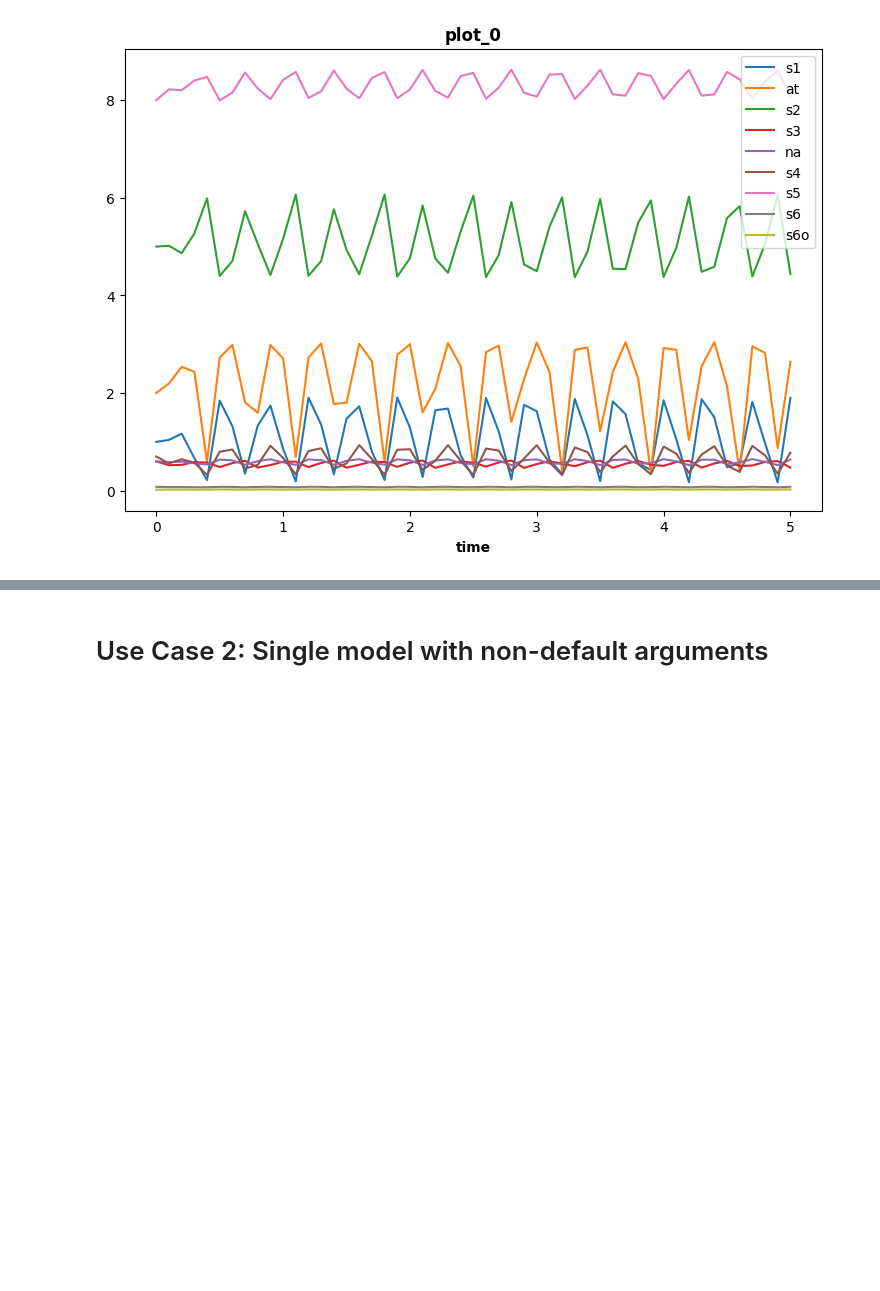
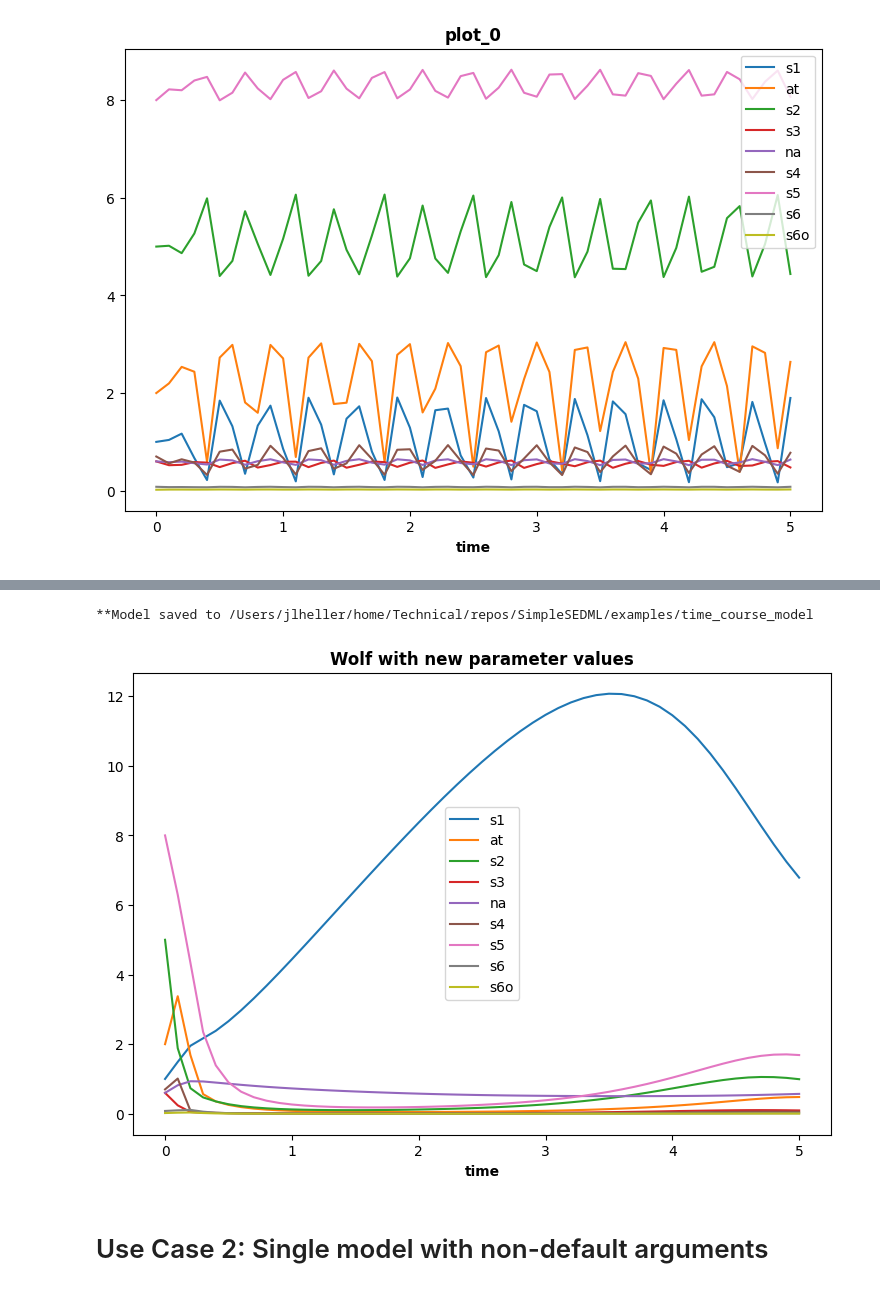
Before and after one commit to sys-bio/SimpleSEDML, a Jupyter notebook: examples/usage_examples.ipynb, the cells around one changed output, grey strips where cells are left out. Drawn from its saved outputs; the diff is of its cells as text; code cells hidden in the pictures; blank space fills up the shorter version.

```diff
--- a/examples/usage_examples.ipynb
+++ b/examples/usage_examples.ipynb
@@ -58,5 +58,5 @@ SimpleSEDML.executeSEDML(sedml_str)
 # %% [markdown]
 ## BioModels model
 # %%
-MODEL_URL = "https://www.ebi.ac.uk/biomodels/services/download/get-files/MODEL3352181362/3/BIOMD0000000206_url.xml"
+WOLF_URL = "https://www.ebi.ac.uk/biomodels/services/download/get-files/MODEL3352181362/3/BIOMD0000000206_url.xml"
 # %%
@@ -68,3 +94,9 @@ SimpleSEDML.executeSEDML(sedml_str)
+# %%
+sedml_str = SimpleSEDML.makeSingleModelTimeCourse(WOLF_URL, k0=5, k1=3, title="Wolf with new parameter values")
+SimpleSEDML.executeSEDML(sedml_str)
+# %% [output]
+**Model saved to /Users/jlheller/home/Technical/repos/SimpleSEDML/examples/time_course_model
+[figure, added]
 # %% [markdown]
 # Use Case 2: Single model with non-default arguments
 # %% [markdown]
```
Also changed, not shown: parts of 3 cells of this notebook, 9 other files.
